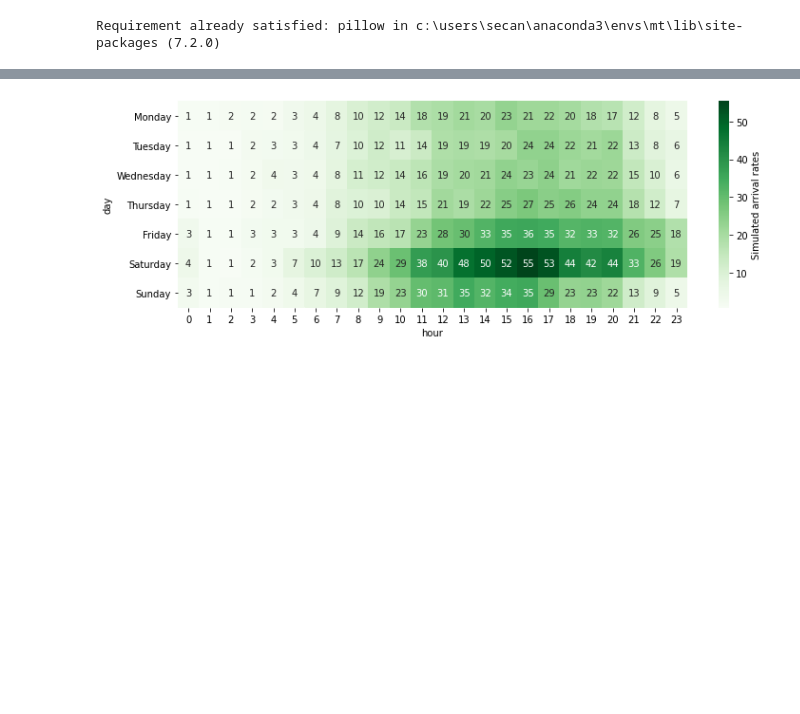
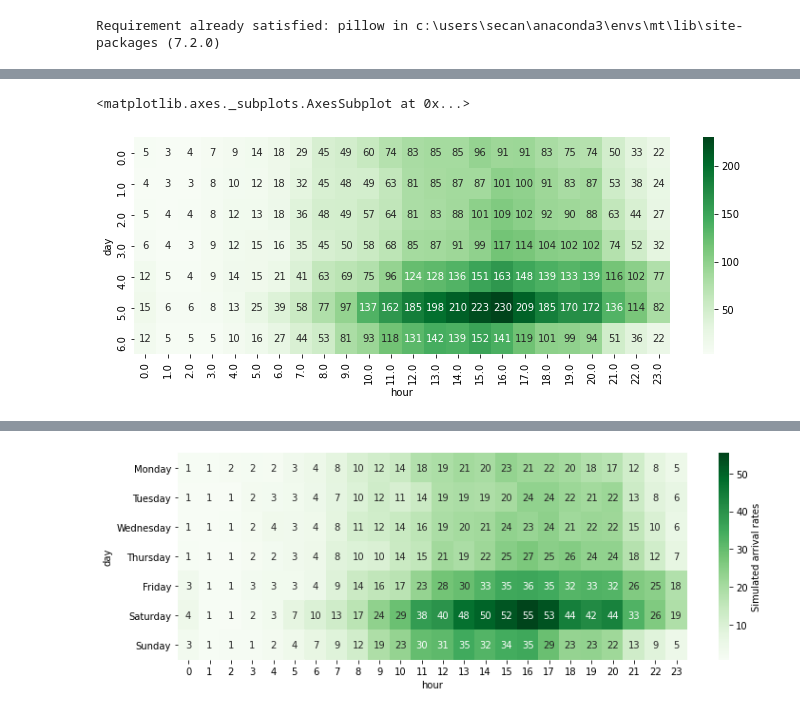
Before and after one commit to scespinoza/louisville-scooters, a Jupyter notebook: arrival_process/Untitled.ipynb, the cells around one changed output, grey strips where cells are left out. Drawn from its saved outputs; the diff is of its cells as text; code cells hidden in the pictures; blank space fills up the shorter version.

```diff
--- a/arrival_process/Untitled.ipynb
+++ b/arrival_process/Untitled.ipynb
@@ -32,0 +42,7 @@ fig.savefig('arrival-ratios.jpg', dpi=300);
+# %%
+fig, ax = plt.subplots(figsize=(12, 4))
+sns.heatmap(lambda_t/0.375,
+           cmap='Greens', annot=True, fmt='.0f')
+# %% [output]
+<matplotlib.axes._subplots.AxesSubplot at 0x...>
+[figure, added]
```
Also changed, not shown: parts of 5 cells of this notebook, 4 other files.
